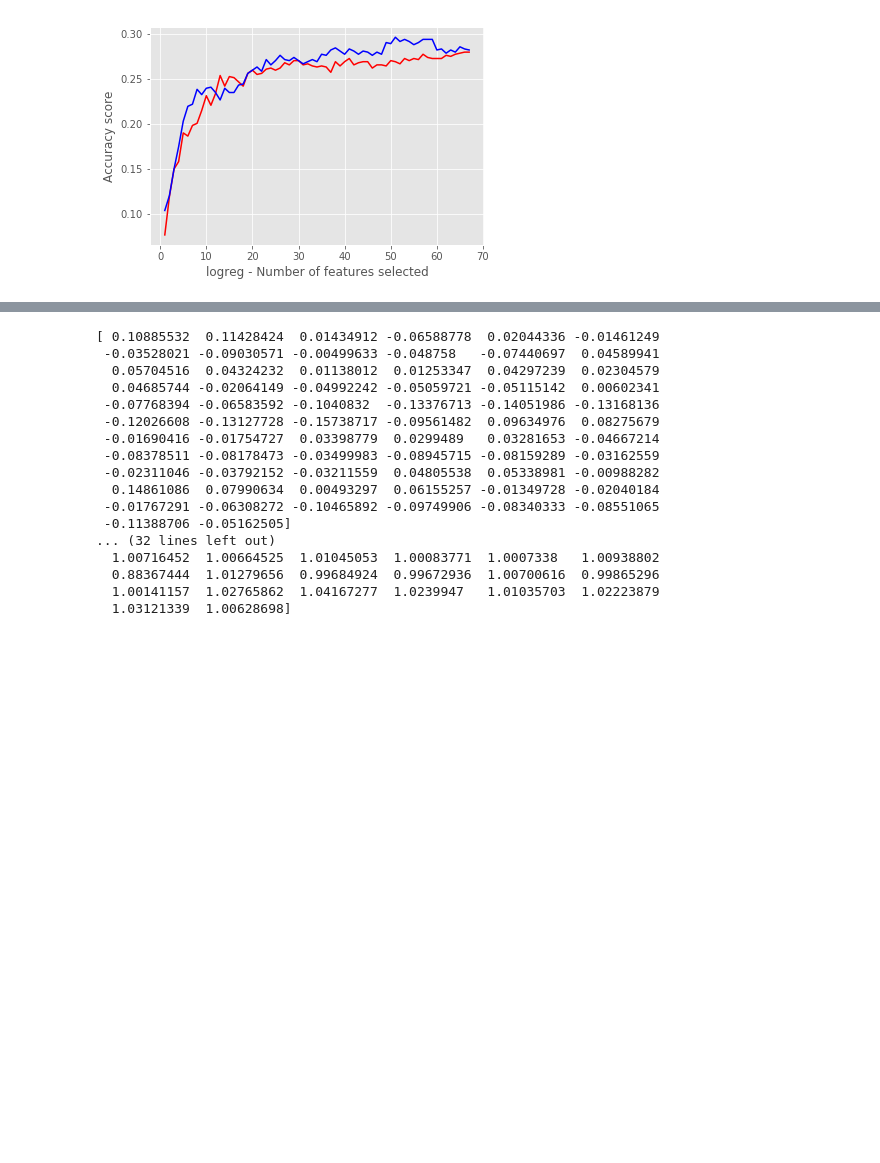
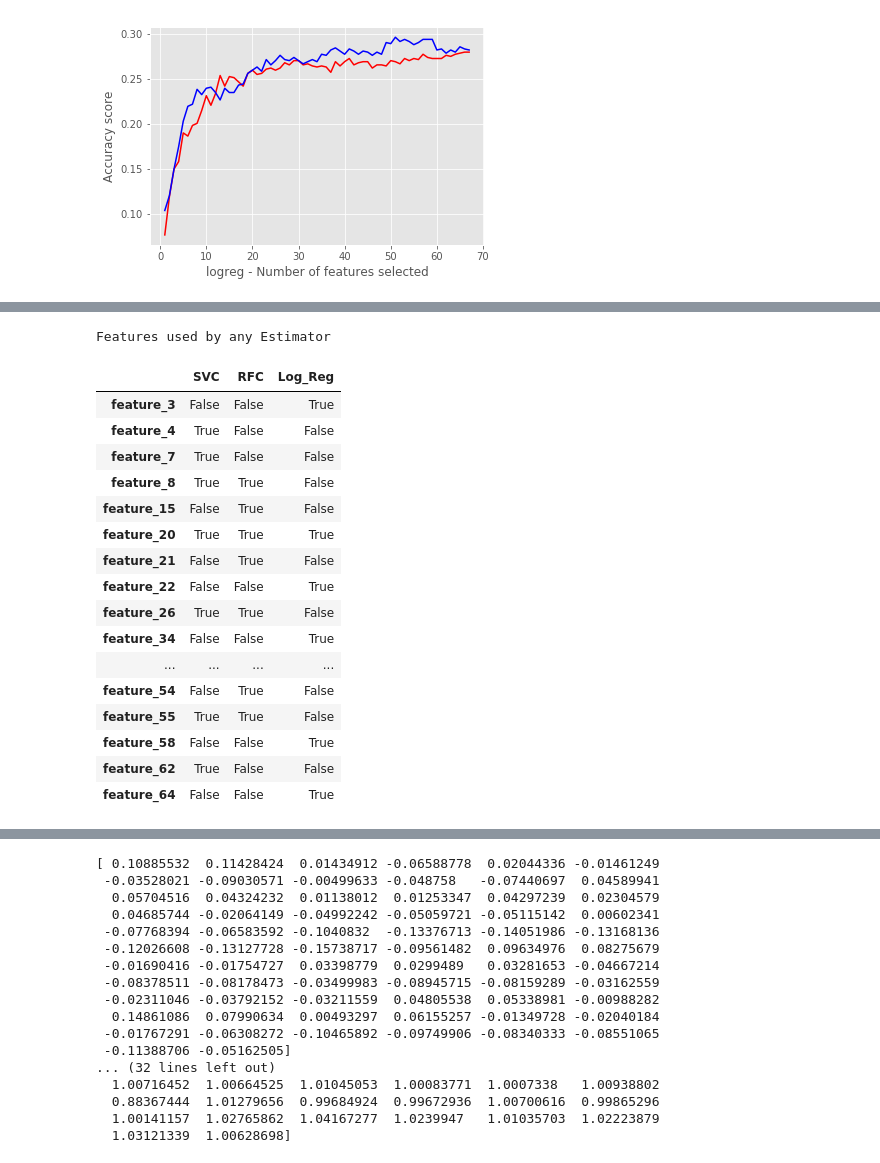
Before and after one commit to johannesharmse/Music_Origin_Prediction, a Jupyter notebook: src/Predicting the Geographical Origin of Music.ipynb, the cells around one changed output, grey strips where cells are left out. Saved outputs shown, nothing was run; the diff lists cells and outputs as text; code cells hidden in the pictures; blank space fills up the shorter version.

Commit message:
Add feature selection tables

```diff
--- a/src/Predicting the Geographical Origin of Music.ipynb
+++ b/src/Predicting the Geographical Origin of Music.ipynb
@@ -179,0 +231,37 @@ For both models it seems as if there is a lot of noise for models with more than
+# %%
+import pandas as pd
+
+est_columns = ['SVC','RFC','Log_Reg']
+est_index = ['feature_%d'%i for i in range(0,len(features['svc']))]
+
+# display format as scientific
+pd.options.display.float_format = '{:,.4g}'.format
+est_df = pd.DataFrame(index=est_index, columns=est_columns)
+est_df
+
+for i in range(0, len(features['svc'])):
+    est_df.iloc[i, 0] = features['svc'][i]
+    est_df.iloc[i, 1] = features['rfc'][i]
+    est_df.iloc[i, 2] = features['logreg'][i]
+
+print('Features used by any Estimator')
+est_df[est_df['SVC'] | est_df['RFC'] | est_df['Log_Reg']]
+# %% [output]
+Features used by any Estimator
+|  | SVC | RFC | Log_Reg |
+| feature_3 | False | False | True |
+| feature_4 | True | False | False |
+| feature_7 | True | False | False |
+| feature_8 | True | True | False |
+| feature_15 | False | True | False |
+| feature_20 | True | True | True |
+| feature_21 | False | True | False |
+| feature_22 | False | False | True |
+| feature_26 | True | True | False |
+| feature_34 | False | False | True |
+| ... | ... | ... | ... |
+| feature_54 | False | True | False |
+| feature_55 | True | True | False |
+| feature_58 | False | False | True |
+| feature_62 | True | False | False |
+| feature_64 | False | False | True |
```
Also changed, not shown: parts of 6 cells of this notebook, 4 other files.
